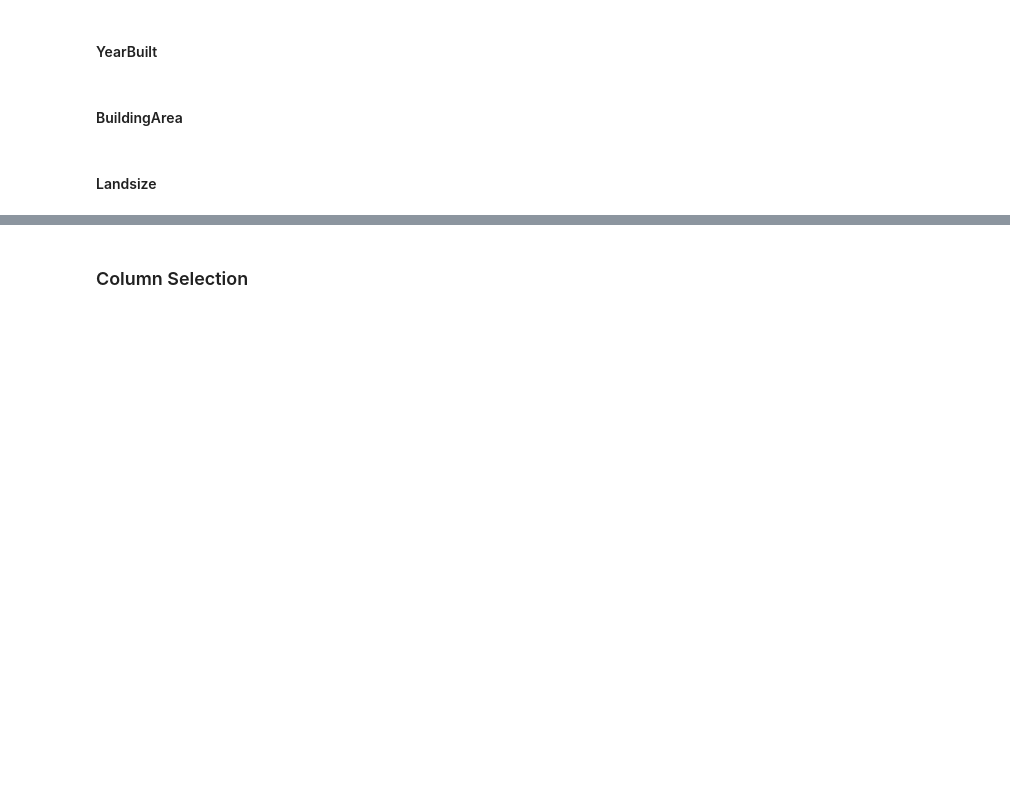
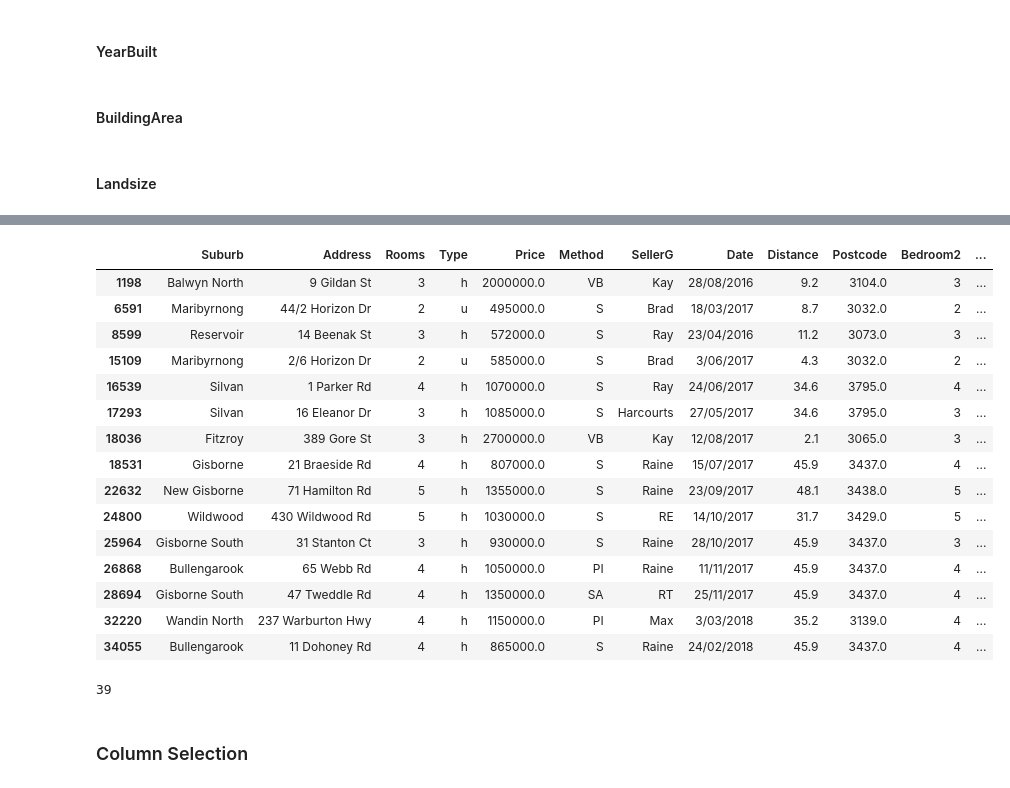
Before and after one commit to sashanktalakola/INFO-H515, a Jupyter notebook: notebooks/v2/preprocessing.ipynb, the cells around one changed output, grey strips where cells are left out. Saved outputs shown, nothing was run; the diff lists cells and outputs as text; code cells hidden in the pictures; blank space fills up the shorter version.

```diff
--- a/notebooks/v2/preprocessing.ipynb
+++ b/notebooks/v2/preprocessing.ipynb
@@ -187,3 +207,20 @@ def plot_histogram(dataframe, column, figsize=None):
 # %%
-# df[df["Landsize"] > 30000]
+df[df["Landsize"] > 30000]
+# %% [output]
+|  | Suburb | Address | Rooms | Type | Price | Method | SellerG | Date | Distance | Postcode | Bedroom2 | ... |
+| 1198 | Balwyn North | 9 Gildan St | 3 | h | 2000000.0 | VB | Kay | 28/08/2016 | 9.2 | 3104.0 | 3 | ... |
+| 6591 | Maribyrnong | 44/2 Horizon Dr | 2 | u | 495000.0 | S | Brad | 18/03/2017 | 8.7 | 3032.0 | 2 | ... |
+| 8599 | Reservoir | 14 Beenak St | 3 | h | 572000.0 | S | Ray | 23/04/2016 | 11.2 | 3073.0 | 3 | ... |
+| 15109 | Maribyrnong | 2/6 Horizon Dr | 2 | u | 585000.0 | S | Brad | 3/06/2017 | 4.3 | 3032.0 | 2 | ... |
+| 16539 | Silvan | 1 Parker Rd | 4 | h | 1070000.0 | S | Ray | 24/06/2017 | 34.6 | 3795.0 | 4 | ... |
+| 17293 | Silvan | 16 Eleanor Dr | 3 | h | 1085000.0 | S | Harcourts | 27/05/2017 | 34.6 | 3795.0 | 3 | ... |
+| 18036 | Fitzroy | 389 Gore St | 3 | h | 2700000.0 | VB | Kay | 12/08/2017 | 2.1 | 3065.0 | 3 | ... |
+| 18531 | Gisborne | 21 Braeside Rd | 4 | h | 807000.0 | S | Raine | 15/07/2017 | 45.9 | 3437.0 | 4 | ... |
+| 22632 | New Gisborne | 71 Hamilton Rd | 5 | h | 1355000.0 | S | Raine | 23/09/2017 | 48.1 | 3438.0 | 5 | ... |
+| 24800 | Wildwood | 430 Wildwood Rd | 5 | h | 1030000.0 | S | RE | 14/10/2017 | 31.7 | 3429.0 | 5 | ... |
+| 25964 | Gisborne South | 31 Stanton Ct | 3 | h | 930000.0 | S | Raine | 28/10/2017 | 45.9 | 3437.0 | 3 | ... |
+| 26868 | Bullengarook | 65 Webb Rd | 4 | h | 1050000.0 | PI | Raine | 11/11/2017 | 45.9 | 3437.0 | 4 | ... |
+| 28694 | Gisborne South | 47 Tweddle Rd | 4 | h | 1350000.0 | SA | RT | 25/11/2017 | 45.9 | 3437.0 | 4 | ... |
+| 32220 | Wandin North | 237 Warburton Hwy | 4 | h | 1150000.0 | PI | Max | 3/03/2018 | 35.2 | 3139.0 | 4 | ... |
+| 34055 | Bullengarook | 11 Dohoney Rd | 4 | h | 865000.0 | S | Raine | 24/02/2018 | 45.9 | 3437.0 | 4 | ... |
 # %%
@@ -194,3 +231,5 @@ def plot_histogram(dataframe, column, figsize=None):
 # %%
-# (df["Landsize"] < 55).sum()
+(df["Landsize"] < 55).sum()
+# %% [output]
+39
 # %%
```
Also changed, not shown: parts of 13 cells of this notebook, 19 other files.
